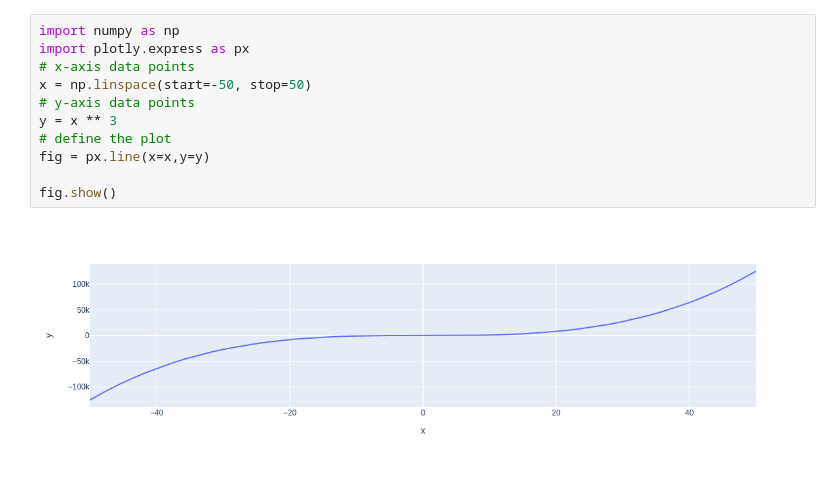
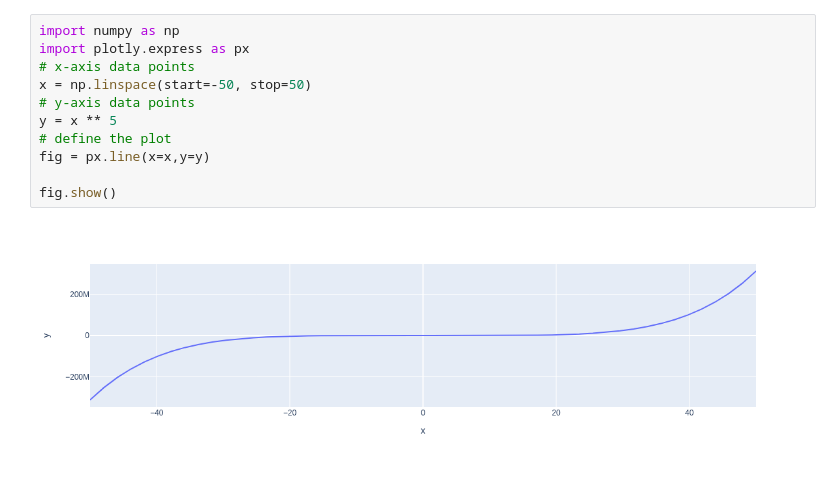
Before and after one commit to aubbiali/my-notebooks-repo., a Jupyter notebook: experiment1.ipynb, the cells around one changed output. Drawn from its saved outputs; the diff is of its cells as text.

```diff
--- a/experiment1.ipynb
+++ b/experiment1.ipynb
@@ -1,13 +1,13 @@
 # %%
 import numpy as np
 import plotly.express as px
 # x-axis data points
 x = np.linspace(start=-50, stop=50)
 # y-axis data points
-y = x ** 3
+y = x ** 5
 # define the plot
 fig = px.line(x=x,y=y)
 
 fig.show()
 # %% [output]
-[figure, old version]
+[figure, new version]
```
